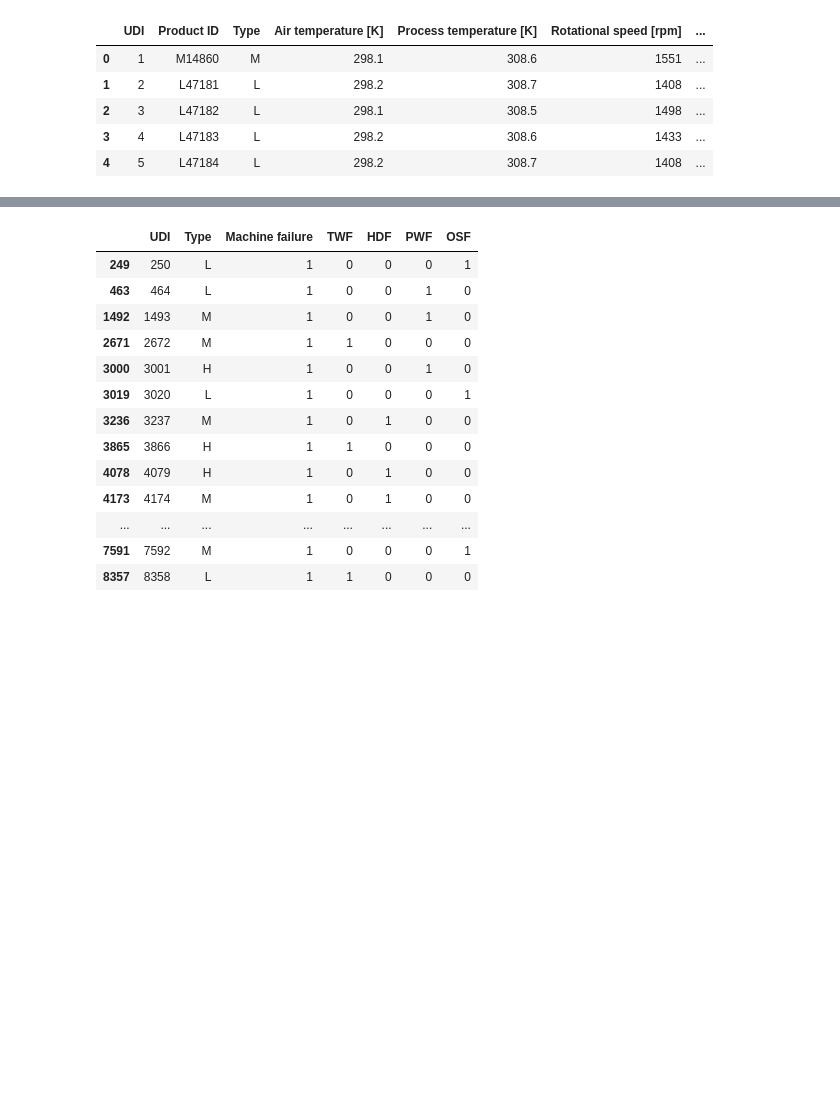
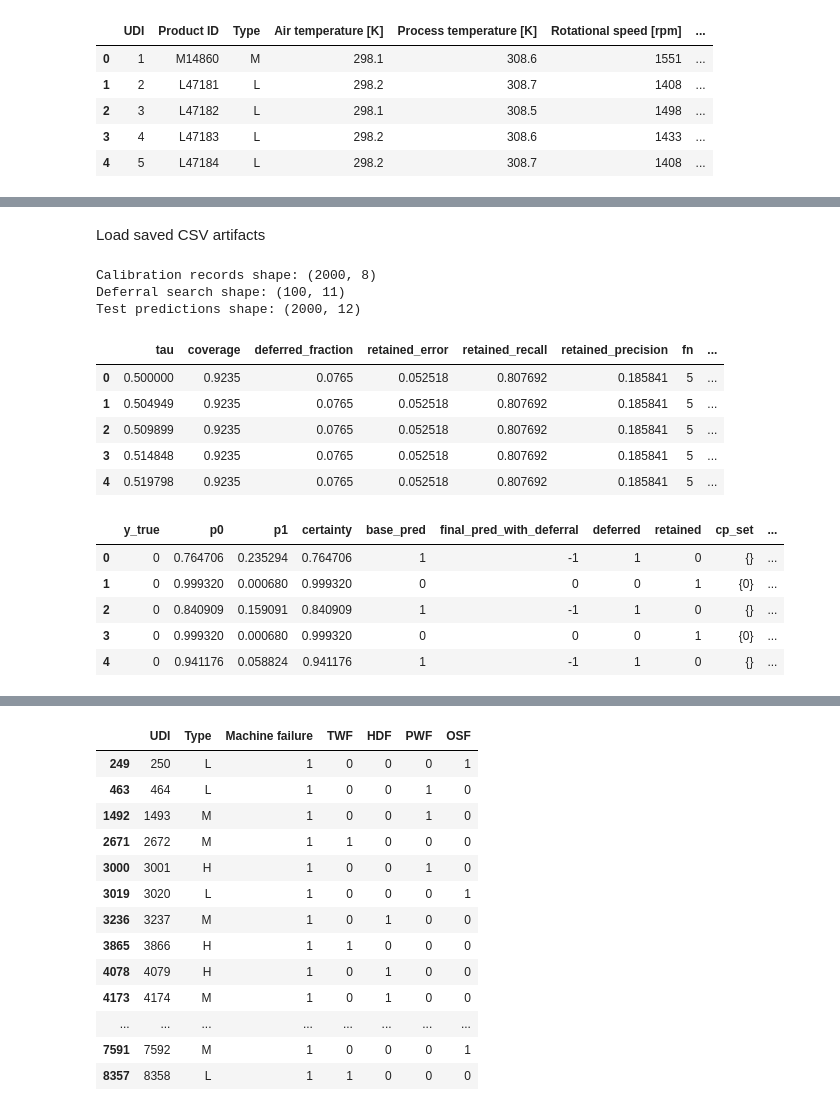
Before and after one commit to ti908/Safety_aware_prediction_analysis, a Jupyter notebook: RandomForest_Model_Framework.ipynb, the cells around one changed output, grey strips where cells are left out. Drawn from its saved outputs; the diff is of its cells as text; code cells hidden in the pictures; blank space fills up the shorter version.

```diff
--- a/RandomForest_Model_Framework.ipynb
+++ b/RandomForest_Model_Framework.ipynb
@@ -176,0 +258,33 @@ Notes file created at: experiments_rf/run_2026-04-22_04-53-24/notes.txt
+# %% [markdown]
+Load saved CSV artifacts
+# %%
+import pandas as pd
+
+artifact_paths = results.get("artifact_paths", {})
+
+cal_df = pd.read_csv(artifact_paths["step5_step6_calibration_records"])
+deferral_df = pd.read_csv(artifact_paths["step7_deferral_search"])
+test_df = pd.read_csv(artifact_paths["step9_test_predictions"])
+
+print("Calibration records shape:", cal_df.shape)
+print("Deferral search shape:", deferral_df.shape)
+print("Test predictions shape:", test_df.shape)
+
+display(deferral_df.head())
+display(test_df.head())
+# %% [output]
+Calibration records shape: (2000, 8)
+Deferral search shape: (100, 11)
+Test predictions shape: (2000, 12)
+|  | tau | coverage | deferred_fraction | retained_error | retained_recall | retained_precision | fn | ... |
+| 0 | 0.500000 | 0.9235 | 0.0765 | 0.052518 | 0.807692 | 0.185841 | 5 | ... |
+| 1 | 0.504949 | 0.9235 | 0.0765 | 0.052518 | 0.807692 | 0.185841 | 5 | ... |
+| 2 | 0.509899 | 0.9235 | 0.0765 | 0.052518 | 0.807692 | 0.185841 | 5 | ... |
+| 3 | 0.514848 | 0.9235 | 0.0765 | 0.052518 | 0.807692 | 0.185841 | 5 | ... |
+| 4 | 0.519798 | 0.9235 | 0.0765 | 0.052518 | 0.807692 | 0.185841 | 5 | ... |
+|  | y_true | p0 | p1 | certainty | base_pred | final_pred_with_deferral | deferred | retained | cp_set | ... |
+| 0 | 0 | 0.764706 | 0.235294 | 0.764706 | 1 | -1 | 1 | 0 | {} | ... |
+| 1 | 0 | 0.999320 | 0.000680 | 0.999320 | 0 | 0 | 0 | 1 | {0} | ... |
+| 2 | 0 | 0.840909 | 0.159091 | 0.840909 | 1 | -1 | 1 | 0 | {} | ... |
+| 3 | 0 | 0.999320 | 0.000680 | 0.999320 | 0 | 0 | 0 | 1 | {0} | ... |
+| 4 | 0 | 0.941176 | 0.058824 | 0.941176 | 1 | -1 | 1 | 0 | {} | ... |
```
Also changed, not shown: parts of 14 cells of this notebook, 54 other files.
